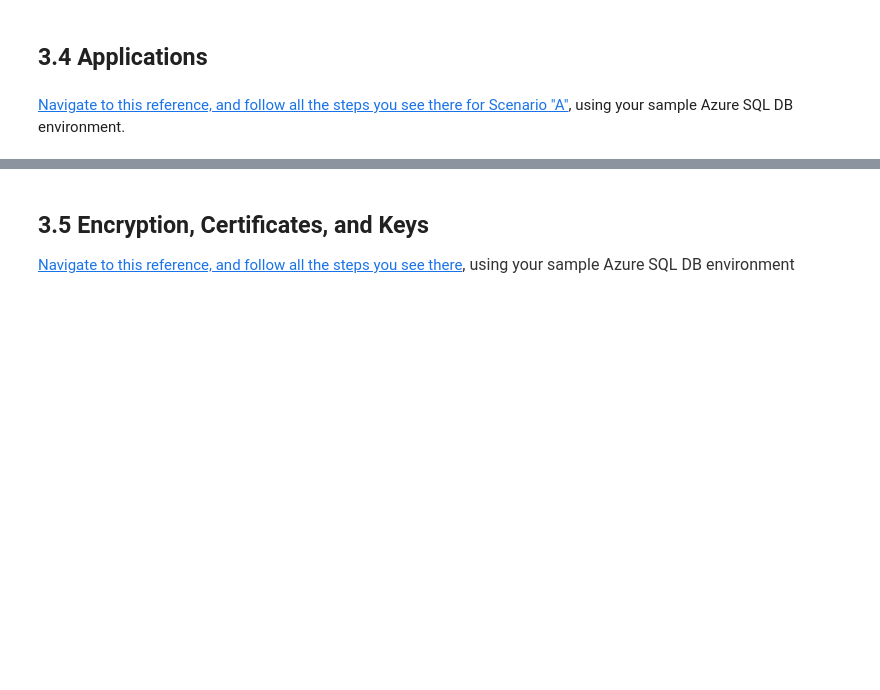
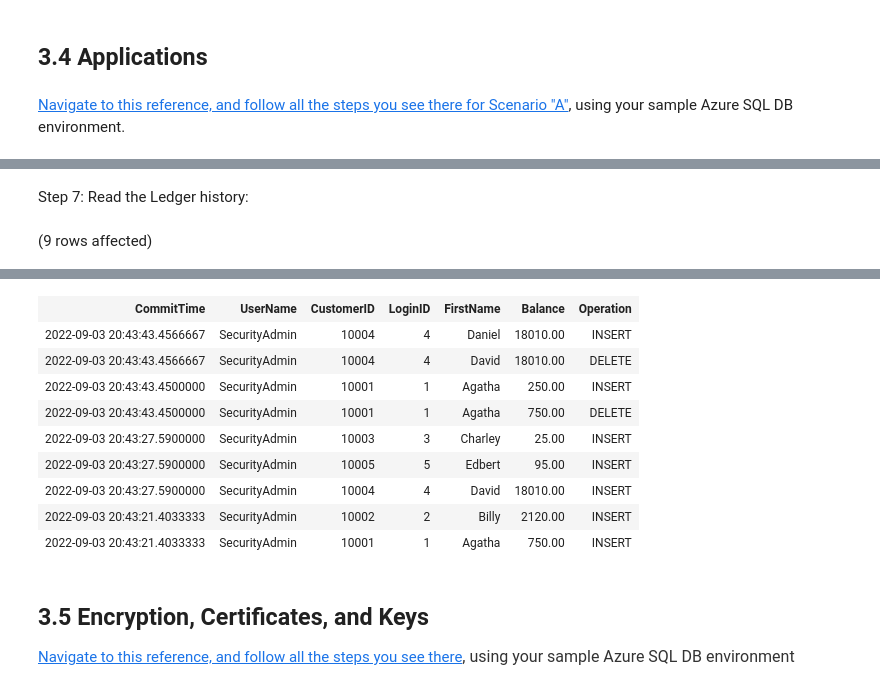
Before and after one commit to David-Seis/SecureYourAzureData, a Jupyter notebook: SQLSecurity/Security Audit Notebook.ipynb, the cells around one changed output, grey strips where cells are left out. Cells and saved outputs as stored; diff of their text form; code cells hidden in the pictures; blank space fills up the shorter version.

```diff
--- a/SQLSecurity/Security Audit Notebook.ipynb
+++ b/SQLSecurity/Security Audit Notebook.ipynb
@@ -1162,0 +1493,18 @@ Total execution time: 00:00:00.038
+# %% [markdown]
+Step 7: Read the Ledger history:
+# %%
+/*  Module 3, Activity 6 - View the ledger history */
+ SELECT
+ t.[commit_time] AS [CommitTime]
+ , t.[principal_name] AS [UserName]
+ , l.[CustomerID]
+ , l.[LoginID]
+ , l.[FirstName]
+ , l.[Balance]
+ , l.[ledger_operation_type_desc] AS Operation
+ FROM [Patient].[Balance_Ledger] l
+ JOIN sys.database_ledger_transactions t
+ ON t.transaction_id = l.ledger_transaction_id
+ ORDER BY t.commit_time DESC;
+# %% [output]
+(9 rows affected)
@@ -1163,3 +1512,13 @@ Total execution time: 00:00:00.038
+| CommitTime | UserName | CustomerID | LoginID | FirstName | Balance | Operation |
+| 2022-09-03 20:43:43.4566667 | SecurityAdmin | 10004 | 4 | Daniel | 18010.00 | INSERT |
+| 2022-09-03 20:43:43.4566667 | SecurityAdmin | 10004 | 4 | David | 18010.00 | DELETE |
+| 2022-09-03 20:43:43.4500000 | SecurityAdmin | 10001 | 1 | Agatha | 250.00 | INSERT |
+| 2022-09-03 20:43:43.4500000 | SecurityAdmin | 10001 | 1 | Agatha | 750.00 | DELETE |
+| 2022-09-03 20:43:27.5900000 | SecurityAdmin | 10003 | 3 | Charley | 25.00 | INSERT |
+| 2022-09-03 20:43:27.5900000 | SecurityAdmin | 10005 | 5 | Edbert | 95.00 | INSERT |
+| 2022-09-03 20:43:27.5900000 | SecurityAdmin | 10004 | 4 | David | 18010.00 | INSERT |
+| 2022-09-03 20:43:21.4033333 | SecurityAdmin | 10002 | 2 | Billy | 2120.00 | INSERT |
+| 2022-09-03 20:43:21.4033333 | SecurityAdmin | 10001 | 1 | Agatha | 750.00 | INSERT |
 # %% [markdown]
 ## 3.5 Encryption, Certificates, and Keys
 
```
Also changed, not shown: parts of 51 cells of this notebook.
